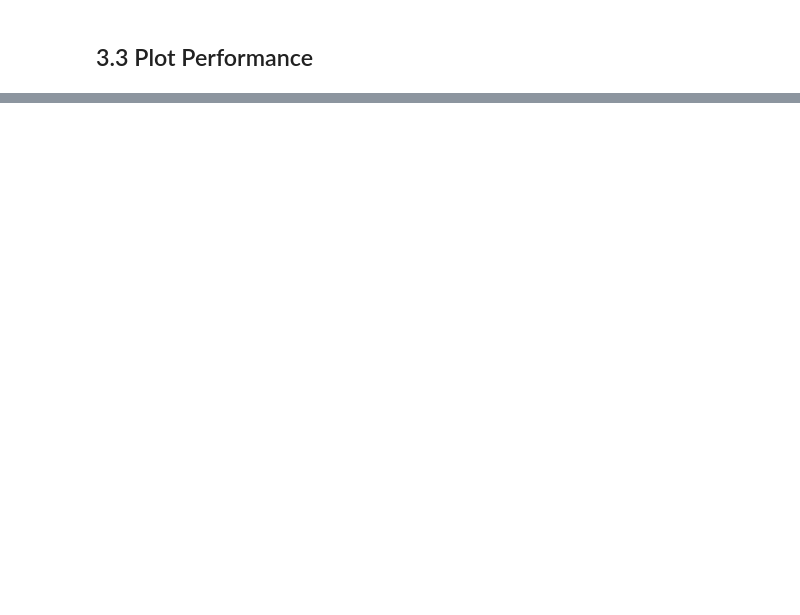
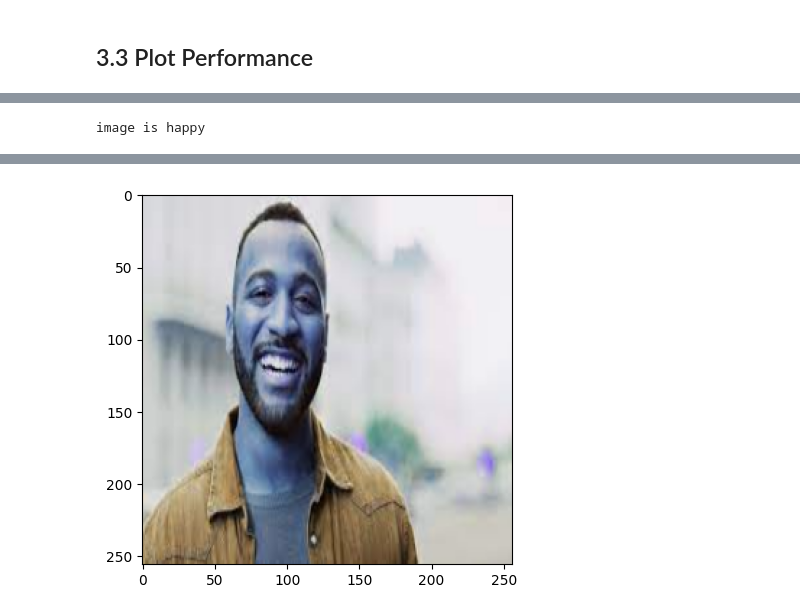
Before and after one commit to BMugo84/image-classifier-cnn, a Jupyter notebook: Image_classification.ipynb, the cells around one changed output, grey strips where cells are left out. Saved outputs shown, nothing was run; the diff lists cells and outputs as text; code cells hidden in the pictures; blank space fills up the shorter version.

```diff
--- a/Image_classification.ipynb
+++ b/Image_classification.ipynb
@@ -534,0 +754,2 @@ this connects all the 256 neurons\values into 1 and thenconverts them into a sig
+# %%
+new_model = load_model(os.path.join('models', 'happysadmodel.h5'))
@@ -534,0 +760,19 @@ this connects all the 256 neurons\values into 1 and thenconverts them into a sig
+# %%
+if yhatnew > 0.5:
+    print(f'Image is sad')
+else:
+    print(f'image is happy')
+# %% [output]
+image is happy
+# %%
+img = cv2.imread('imageclassification/test2.jpg')
+resize = tf.image.resize(img, (256,256))
+yhatnew = new_model.predict(np.expand_dims(resize/255, 0))
+if yhatnew > 0.5:
+    print(f'Image is sad')
+else:
+    print(f'image is happy')
+
+plt.imshow(resize.numpy().astype(int))
+plt.show()
+# %% [output]
@@ -534,0 +781 @@ this connects all the 256 neurons\values into 1 and thenconverts them into a sig
+[figure, added]
```
Also changed, not shown: parts of 44 cells of this notebook, 8 other files.
